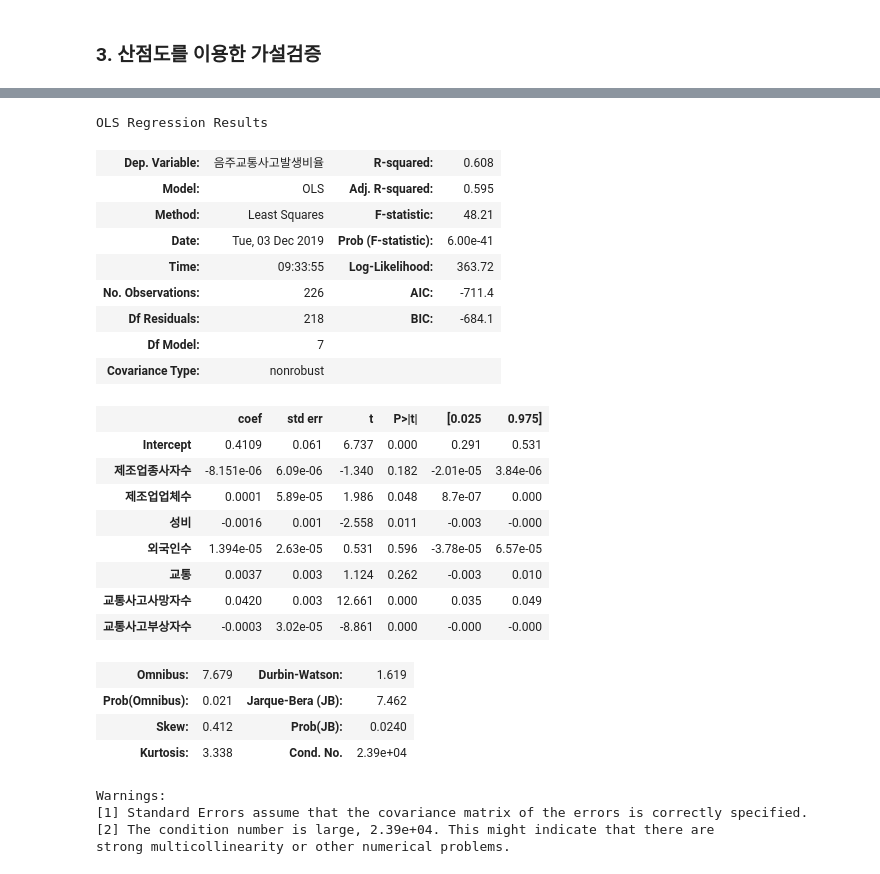
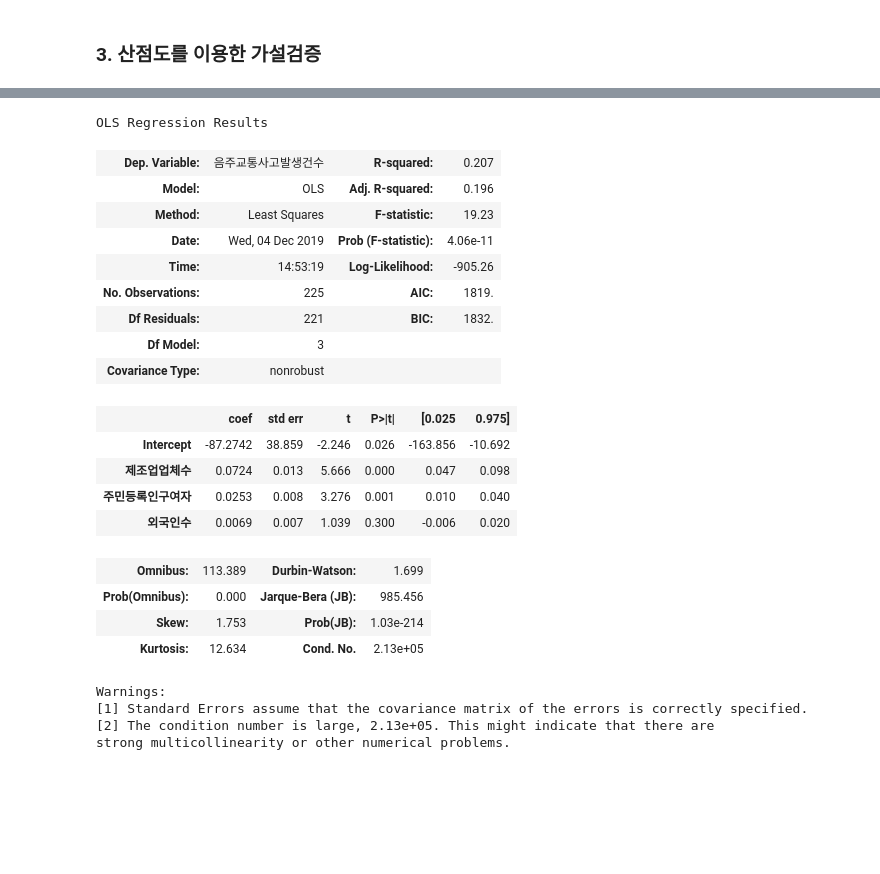
Before and after one commit to gloryle/ARTISTS, a Jupyter notebook: 1130_jy_제조업체수-교통사고#음주운전-final-증거추가-Copy1.ipynb, the cells around one changed output, grey strips where cells are left out. Cells and saved outputs as stored; diff of their text form; code cells hidden in the pictures; blank space fills up the shorter version.

```diff
--- a/1130_jy_제조업체수-교통사고#음주운전-final-증거추가-Copy1.ipynb
+++ b/1130_jy_제조업체수-교통사고#음주운전-final-증거추가-Copy1.ipynb
@@ -41,0 +43,9 @@ sigungu_nxy.head(1)
+# %%
+#외국인비율추가
+transpath = 'C:/Users/COM/Desktop/교통사고/'
+주민등록인구=pd.read_csv(transpath+'주민등록인구.csv', encoding='cp949')
+주민등록인구.rename(columns={'전국':'시도','소계':'시군구','주민등록인구':'전체인구'}, inplace=True)
+주민등록인구['외국인비율'] = 주민등록인구.등록외국인수 / 주민등록인구.전체인구*100
+sigungu_nxy
+sigungu_nxy=sigungu_nxy.merge(주민등록인구, on=['시도','시군구'])
+주민등록인구.shape
@@ -41,0 +54,16 @@ sigungu_nxy.head(1)
+# %%
+#제조업비율추가
+manufact = pd.read_csv(transpath +'2017_제조업체_사업체.csv', encoding='cp949')
+manufact.head(1)
+# ex_manufact = manufact.loc[manufact['산업분류별']=='전체',['지역별(시/군/구)','2015']]
+# ex_manufact.columns = ['시군구','전체산업체수']
+# ex_manufact.reset_index(drop=True, inplace=True)
+# manufact = manufact.loc[~(manufact['산업분류별']=='전체'),['지역별(시/군/구)','2015']]
+# manufact.columns = ['시군구','제조업체수']
+# manufact.reset_index(drop=True, inplace=True)
+manufact['제조업비율'] = (manufact['제조사업체수']/manufact['사업체수'])
+manufact.head(1)
+sigungu_nxy.head(1)
+sigungu_nxy = sigungu_nxy.merge(manufact, on=['시도','시군구'])
+sigungu_nxy.shape
+sigungu_nxy.head(1)
@@ -224,52 +263,50 @@ strong multicollinearity or other numerical problems.
 # %%
 #우리가 생각했던 매개변수들이
 #음주운전이라는 것을 얼마나 잘 설명할 수 있는가?(유의한식으로)
 import statsmodels.api as sm
 sigungu_nxy.rename(columns={'음주교통사고 발생비율':'음주교통사고발생비율',
                       '제조업 업체수':'제조업업체수',
                       '제조업 종사자수':'제조업종사자수',
                       '교통사고 발생건수':'교통사고발생건수',
                       '교통사고 사망자수':'교통사고사망자수',
                       '교통사고 부상자수':'교통사고부상자수',
                       '의료보장 사업장수':'의료보장사업장수',
+                            '음주교통사고 발생건수':'음주교통사고발생건수',
+                            '주민등록인구(여자)':'주민등록인구여자',
                       '1인가구수':'일인가구수',
                       '학교수(중학교)':'중학교수',
                       '음식점 및 주점업 종사자수':'음식점및주점업종사자수',
                       '음식점 및 주점업 업체수':'음식점및주점업업체수',
                       '지역안전도(점수)':'지역안전도'}, inplace=True)
-reg = sm.OLS.from_formula("음주교통사고발생비율 ~ 제조업종사자수+제조업업체수+성비+외국인수\
-                                                    +교통\
-                                                  +교통사고사망자수+교통사고부상자수", sigungu_nxy).fit()
+reg = sm.OLS.from_formula("음주교통사고발생비율 ~ 제조업업체수+성비+외국인수", sigungu_nxy).fit()
+reg = sm.OLS.from_formula("음주교통사고발생비율 ~ 제조업비율+성비+외국인비율", sigungu_nxy).fit()
+reg = sm.OLS.from_formula("음주교통사고발생건수 ~ 제조업업체수+주민등록인구여자+외국인수", sigungu_nxy).fit()
 reg.summary()
 # 제조업업체수+제조업종사자수+transport: P0.000, R0.08
 # 전체에 대해서
 # %% [output]
 OLS Regression Results
-| Dep. Variable: | 음주교통사고발생비율 | R-squared: | 0.608 |
-| Model: | OLS | Adj. R-squared: | 0.595 |
-| Method: | Least Squares | F-statistic: | 48.21 |
-| Date: | Tue, 03 Dec 2019 | Prob (F-statistic): | 6.00e-41 |
-| Time: | 09:33:55 | Log-Likelihood: | 363.72 |
-| No. Observations: | 226 | AIC: | -711.4 |
-| Df Residuals: | 218 | BIC: | -684.1 |
-| Df Model: | 7 |  |  |
+| Dep. Variable: | 음주교통사고발생건수 | R-squared: | 0.207 |
+| Model: | OLS | Adj. R-squared: | 0.196 |
+| Method: | Least Squares | F-statistic: | 19.23 |
+| Date: | Wed, 04 Dec 2019 | Prob (F-statistic): | 4.06e-11 |
+| Time: | 14:53:19 | Log-Likelihood: | -905.26 |
+| No. Observations: | 225 | AIC: | 1819. |
+| Df Residuals: | 221 | BIC: | 1832. |
+| Df Model: | 3 |  |  |
 | Covariance Type: | nonrobust |  |  |
 |  | coef | std err | t | P>|t| | [0.025 | 0.975] |
-| Intercept | 0.4109 | 0.061 | 6.737 | 0.000 | 0.291 | 0.531 |
-| 제조업종사자수 | -8.151e-06 | 6.09e-06 | -1.340 | 0.182 | -2.01e-05 | 3.84e-06 |
-| 제조업업체수 | 0.0001 | 5.89e-05 | 1.986 | 0.048 | 8.7e-07 | 0.000 |
-| 성비 | -0.0016 | 0.001 | -2.558 | 0.011 | -0.003 | -0.000 |
-| 외국인수 | 1.394e-05 | 2.63e-05 | 0.531 | 0.596 | -3.78e-05 | 6.57e-05 |
-| 교통 | 0.0037 | 0.003 | 1.124 | 0.262 | -0.003 | 0.010 |
-| 교통사고사망자수 | 0.0420 | 0.003 | 12.661 | 0.000 | 0.035 | 0.049 |
-| 교통사고부상자수 | -0.0003 | 3.02e-05 | -8.861 | 0.000 | -0.000 | -0.000 |
+| Intercept | -87.2742 | 38.859 | -2.246 | 0.026 | -163.856 | -10.692 |
+| 제조업업체수 | 0.0724 | 0.013 | 5.666 | 0.000 | 0.047 | 0.098 |
+| 주민등록인구여자 | 0.0253 | 0.008 | 3.276 | 0.001 | 0.010 | 0.040 |
+| 외국인수 | 0.0069 | 0.007 | 1.039 | 0.300 | -0.006 | 0.020 |
-| Omnibus: | 7.679 | Durbin-Watson: | 1.619 |
-| Prob(Omnibus): | 0.021 | Jarque-Bera (JB): | 7.462 |
-| Skew: | 0.412 | Prob(JB): | 0.0240 |
-| Kurtosis: | 3.338 | Cond. No. | 2.39e+04 |
+| Omnibus: | 113.389 | Durbin-Watson: | 1.699 |
+| Prob(Omnibus): | 0.000 | Jarque-Bera (JB): | 985.456 |
+| Skew: | 1.753 | Prob(JB): | 1.03e-214 |
+| Kurtosis: | 12.634 | Cond. No. | 2.13e+05 |
 Warnings:
 [1] Standard Errors assume that the covariance matrix of the errors is correctly specified.
-[2] The condition number is large, 2.39e+04. This might indicate that there are
+[2] The condition number is large, 2.13e+05. This might indicate that there are
 strong multicollinearity or other numerical problems.
 # %%
 group1 = sigungu_nxy.loc[sigungu_nxy.group1==1]
```
Also changed, not shown: parts of 29 cells of this notebook.
